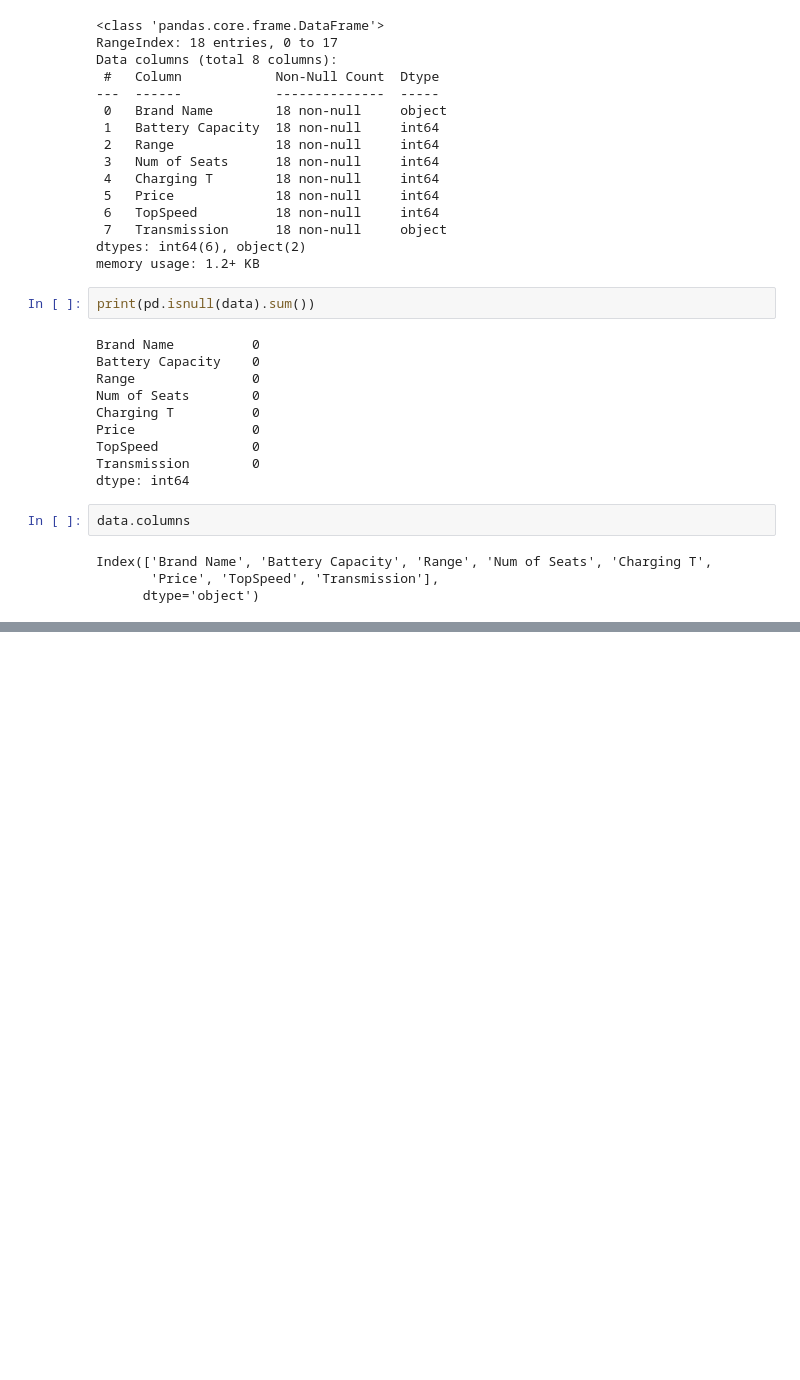
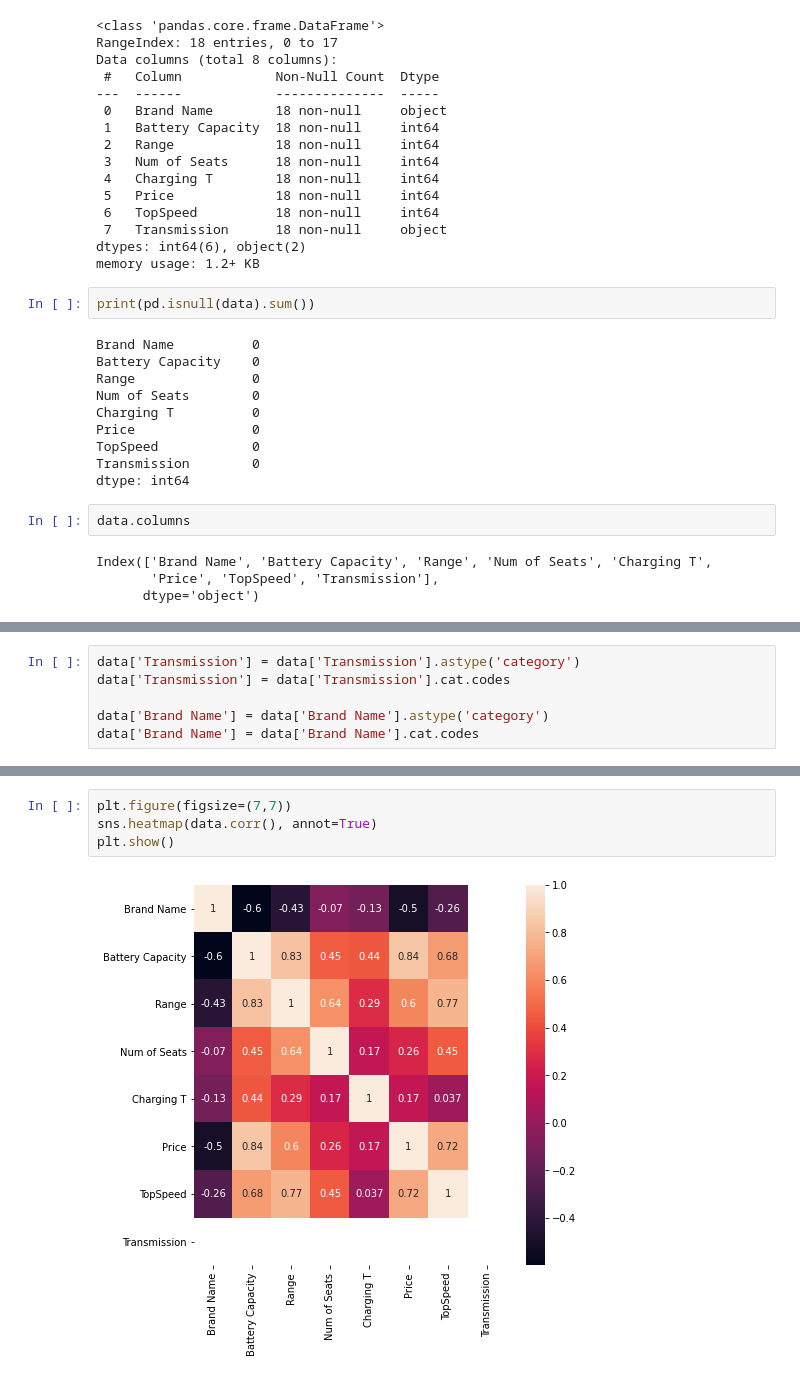
Before and after one commit to Mukeshjavvaji/EV_market_segmentation, a Jupyter notebook: EV FOUR WHEELER MODELS.ipynb, the cells around one changed output, grey strips where cells are left out. Cells and saved outputs as stored; diff of their text form; blank space fills up the shorter version.

```diff
--- a/EV FOUR WHEELER MODELS.ipynb
+++ b/EV FOUR WHEELER MODELS.ipynb
@@ -315,0 +70,6 @@ sns.boxplot(x='cluster_number', y='Battery Capacity', data=data_modified)
+# %%
+data['Transmission'] = data['Transmission'].astype('category')
+data['Transmission'] = data['Transmission'].cat.codes
+
+data['Brand Name'] = data['Brand Name'].astype('category')
+data['Brand Name'] = data['Brand Name'].cat.codes
@@ -315,0 +138,6 @@ sns.boxplot(x='cluster_number', y='Battery Capacity', data=data_modified)
+# %%
+plt.figure(figsize=(7,7))
+sns.heatmap(data.corr(), annot=True)
+plt.show()
+# %% [output]
+[figure, added]
```
Also changed, not shown: parts of 40 cells of this notebook.
